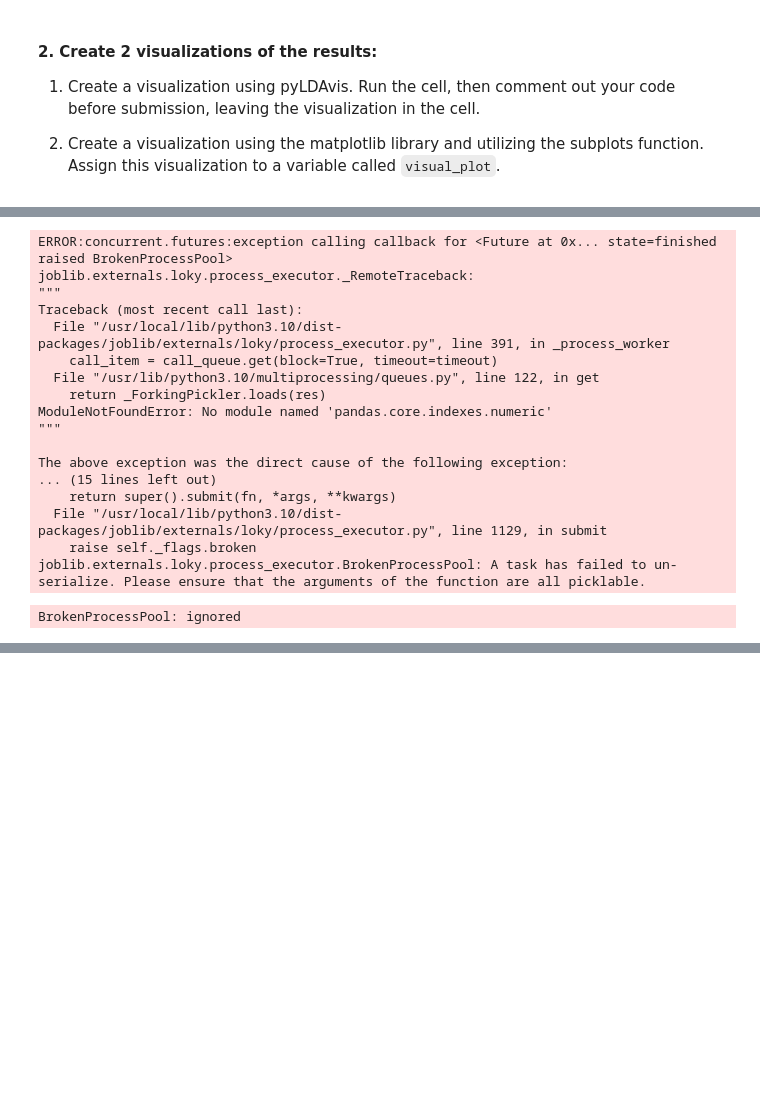
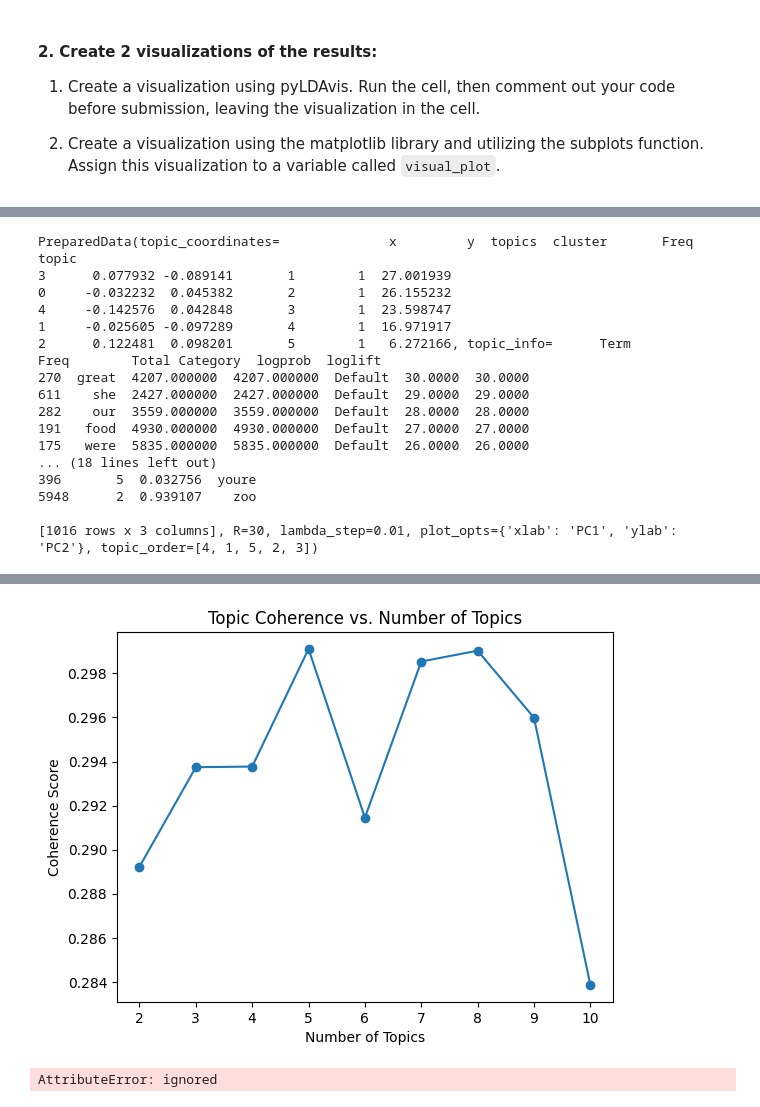
Before and after one commit to Vasanta2002/sprint_13, a Jupyter notebook: DS_Unit_4_Sprint_Challenge_13_AG.ipynb, the cells around one changed output, grey strips where cells are left out. Cells and saved outputs as stored; diff of their text form; code cells hidden in the pictures; blank space fills up the shorter version.

```diff
--- a/DS_Unit_4_Sprint_Challenge_13_AG.ipynb
+++ b/DS_Unit_4_Sprint_Challenge_13_AG.ipynb
@@ -388,25 +388,24 @@ assert lda.get_topics().shape[0] == 5, 'Did your model complete its training? Di
 # %%
 # Cell for pyLDAvis visualization
 # YOUR CODE HERE
-pyLDAvis.enable_notebook()
-vis = pyLDAvis.gensim.prepare(lda, corpus, dictionary=lda.id2word)
-pyLDAvis.display(vis)
+# pyLDAvis.enable_notebook()
+# vis = pyLDAvis.gensim.prepare(lda, corpus, id2word)
+# vis
 # %% [output]
-ERROR:concurrent.futures:exception calling callback for <Future at 0x... state=finished raised BrokenProcessPool>
-joblib.externals.loky.process_executor._RemoteTraceback:
-"""
-Traceback (most recent call last):
-  File "/usr/local/lib/python3.10/dist-packages/joblib/externals/loky/process_executor.py", line 391, in _process_worker
-    call_item = call_queue.get(block=True, timeout=timeout)
-  File "/usr/lib/python3.10/multiprocessing/queues.py", line 122, in get
-    return _ForkingPickler.loads(res)
-ModuleNotFoundError: No module named 'pandas.core.indexes.numeric'
-"""
+PreparedData(topic_coordinates=              x         y  topics  cluster       Freq
+topic
+3      0.077932 -0.089141       1        1  27.001939
+0     -0.032232  0.045382       2        1  26.155232
+4     -0.142576  0.042848       3        1  23.598747
+1     -0.025605 -0.097289       4        1  16.971917
+2      0.122481  0.098201       5        1   6.272166, topic_info=      Term         Freq        Total Category  logprob  loglift
+270  great  4207.000000  4207.000000  Default  30.0000  30.0000
+611    she  2427.000000  2427.000000  Default  29.0000  29.0000
+282    our  3559.000000  3559.000000  Default  28.0000  28.0000
+191   food  4930.000000  4930.000000  Default  27.0000  27.0000
+175   were  5835.000000  5835.000000  Default  26.0000  26.0000
+... (18 lines left out)
+396       5  0.032756  youre
+5948      2  0.939107    zoo
 
-The above exception was the direct cause of the following exception:
-... (15 lines left out)
-    return super().submit(fn, *args, **kwargs)
-  File "/usr/local/lib/python3.10/dist-packages/joblib/externals/loky/process_executor.py", line 1129, in submit
-    raise self._flags.broken
-joblib.externals.loky.process_executor.BrokenProcessPool: A task has failed to un-serialize. Please ensure that the arguments of the function are all picklable.
+[1016 rows x 3 columns], R=30, lambda_step=0.01, plot_opts={'xlab': 'PC1', 'ylab': 'PC2'}, topic_order=[4, 1, 5, 2, 3])
-BrokenProcessPool: ignored
@@ -416,0 +412,35 @@ raise NotImplementedError()
+# %%
+# Assume you have an LDA model
+lda_model = lda
+dictionary = id2word
+
+# Set the range of topics to evaluate coherence
+start_topic_num = 2
+end_topic_num = 10
+step = 1
+
+# Initialize lists to store topic numbers and coherence scores
+topic_nums = []
+coherence_scores = []
+
+# Iterate over different numbers of topics
+for num_topics in range(start_topic_num, end_topic_num + 1, step):
+    # Train the LDA model with the current number of topics
+    current_lda_model = LdaModel(corpus, num_topics=num_topics, id2word=dictionary)
+
+    # Compute the coherence score for the current model
+    coherence = CoherenceModel(model=current_lda_model, texts=df['clean_data'], dictionary=dictionary, coherence='c_v')
+    coherence_score = coherence.get_coherence()
+
+    # Store the topic number and coherence score
+    topic_nums.append(num_topics)
+    coherence_scores.append(coherence_score)
+
+# Create a line plot of topic coherence
+fig, ax = plt.subplots()
+visual_plot = ax.plot(topic_nums, coherence_scores, marker='o')
+plt.xlabel('Number of Topics')
+plt.ylabel('Coherence Score')
+plt.title('Topic Coherence vs. Number of Topics')
+plt.show()
+# %% [output]
@@ -417,3 +456,6 @@ raise NotImplementedError()
+[figure, added]
 # %%
 # Visible Testing
 assert visual_plot.__module__ == 'matplotlib.axes._subplots', "You must create and assign to visual_plot a visualization"
+# %% [output]
+AttributeError: ignored
```
Also changed, not shown: parts of 7 cells of this notebook.
